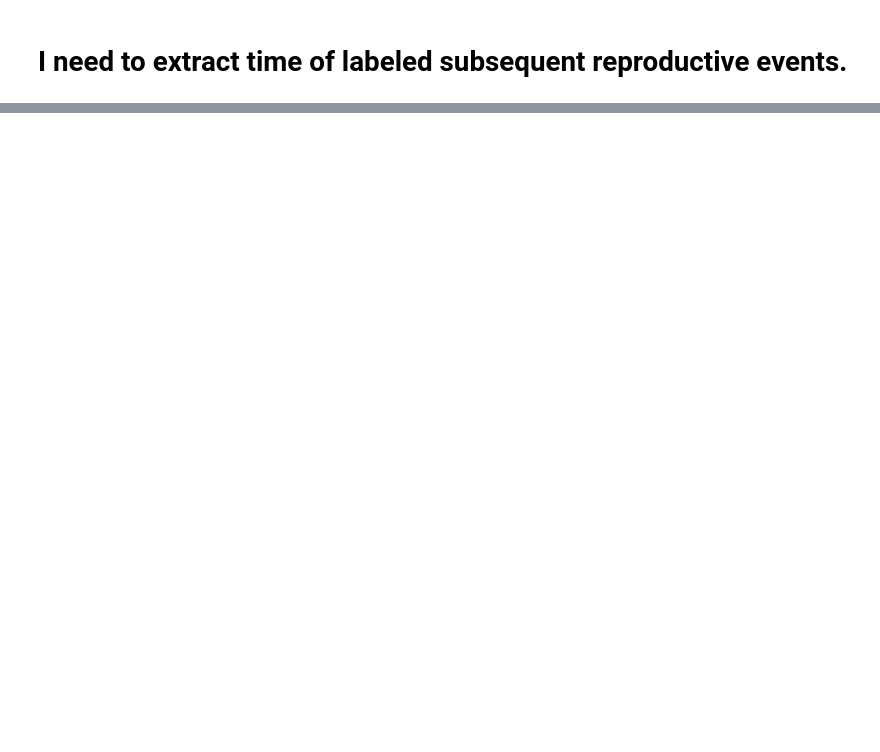
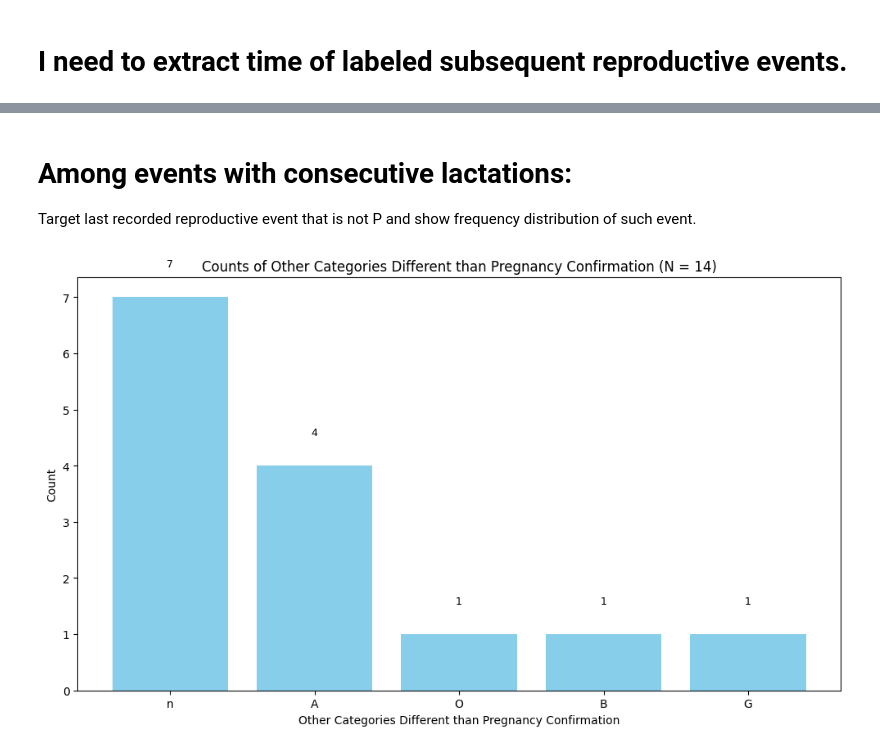
Before and after one commit to jagcha/JEPL, a Jupyter notebook: core/US25UW990JEPL.02.ipynb, the cells around one changed output, grey strips where cells are left out. Saved outputs shown, nothing was run; the diff lists cells and outputs as text; code cells hidden in the pictures; blank space fills up the shorter version.

Commit message:
Summary statistics - data visualization.

```diff
--- a/core/US25UW990JEPL.02.ipynb
+++ b/core/US25UW990JEPL.02.ipynb
@@ -573,0 +194,5 @@ for k in md2:
+# %%
+sk5 = [k5[i] for i in range(len(k5)) if i % 2 == 1]
+# %%
+cc = df[sk5].map(str.rstrip).agg(''.join, axis=1)
+lc = cc.apply(lambda x: x[-1] if x else '')
@@ -573,0 +330,45 @@ for k in md2:
+# %% [markdown]
+# Among events with consecutive lactations:
+Target last recorded reproductive event that is not P and show frequency distribution of such event.
+# %%
+v = []
+i = 0
+n = df.shape[0]
+while i + 1 < n:
+    ki = df.at[i, 'Key']
+    kf = df.at[i+1, 'Key']
+    if ki[:-8] == kf[:-8]:
+        li = df.at[i, 'f4X43']
+        lf = df.at[i+1, 'f4X43']
+        if li.isdigit() and lf.isdigit() and int(lf) - int(li) == 1:
+            rr = df[sk5].iloc[i]
+            rc = ''.join(rr.str.rstrip())
+            rf = rc[-1] if rc else ''
+            if 'P' != rf:
+                v.append(rf)
+                i += 1
+            else:
+                i += 1
+        else:
+            i += 1
+    else:
+        i += 1
+# %%
+v_df = pd.DataFrame(v, columns=['Other Categories Different than Pregnancy Confirmation'])
+
+vc = v_df['Other Categories Different than Pregnancy Confirmation'].value_counts().sort_values(ascending=False)
+
+plt.figure(figsize=(10, 6))
+bars = plt.bar(vc.index.astype(str), vc.values, color='skyblue')
+
+for bar in bars:
+    yval = bar.get_height()
+    plt.text(bar.get_x() + bar.get_width()/2, yval + 0.5, int(yval), ha='center', va='bottom', fontsize=9)
+
+plt.title(f'Counts of Other Categories Different than Pregnancy Confirmation (N = {sum(vc):,})')
+plt.xlabel('Other Categories Different than Pregnancy Confirmation')
+plt.ylabel('Count'),
+plt.tight_layout()
+plt.show()
+# %% [output]
+[figure, added]
```
Also changed, not shown: parts of 59 cells of this notebook, 2 other files.
